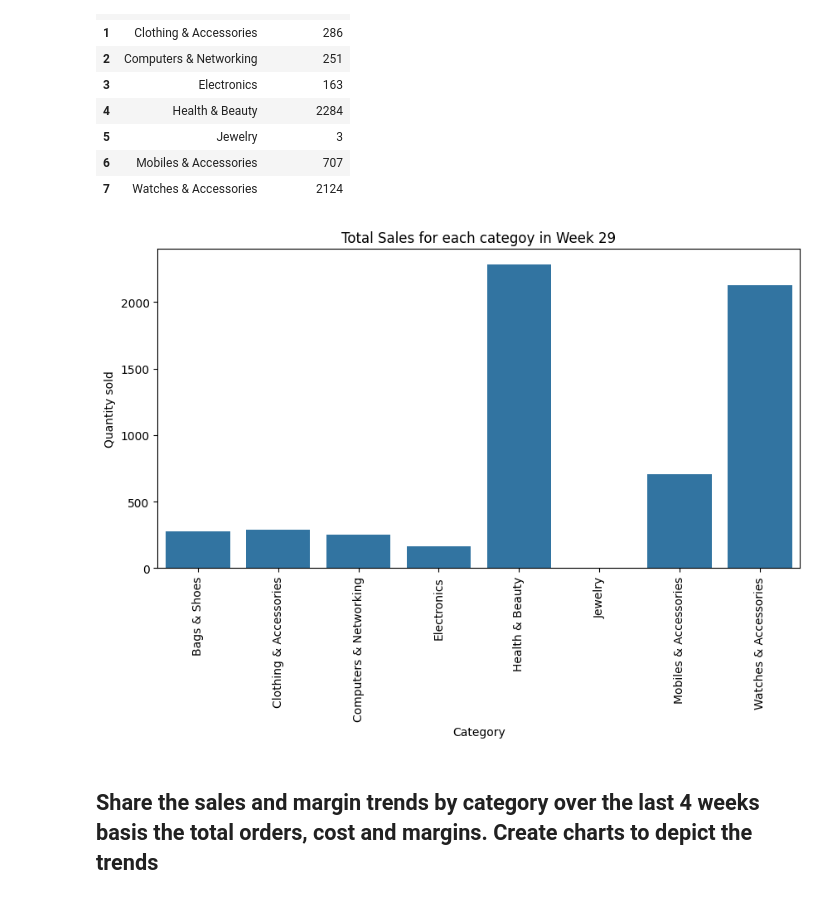
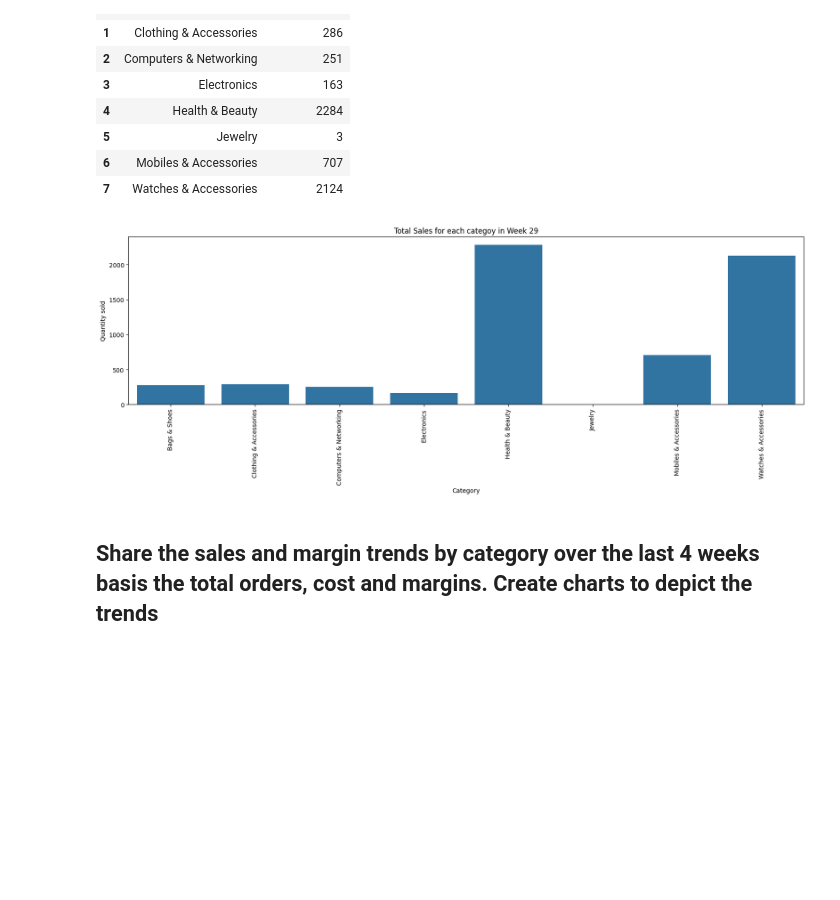
Before and after one commit to BVR198/Sales-Data-Analysis, a Jupyter notebook: sales.ipynb, the cells around one changed output. Saved outputs shown, nothing was run; the diff lists cells and outputs as text; code cells hidden in the pictures; blank space fills up the shorter version.

```diff
--- a/sales.ipynb
+++ b/sales.ipynb
@@ -60,15 +83,15 @@ Grouped_Week29
 | 6 | Mobiles & Accessories | 707 |
 | 7 | Watches & Accessories | 2124 |
 # %%
-plt.figure(figsize=(10,5))
+plt.figure(figsize=(20,5))
 
 sns.barplot(Grouped_Week29, x = 'Category', y = "Quantity sold")
 
 plt.title("Total Sales for each categoy in Week 29")
 plt.yticks()
 plt.xticks(rotation = 90)
 plt.show()
 # %% [output]
-[figure, old version]
+[figure, new version]
 # %% [markdown]
 ## Share the sales and margin trends by category over the last 4 weeks basis the total orders, cost and margins. Create charts to depict the trends
```
Also changed, not shown: parts of 15 cells of this notebook.
